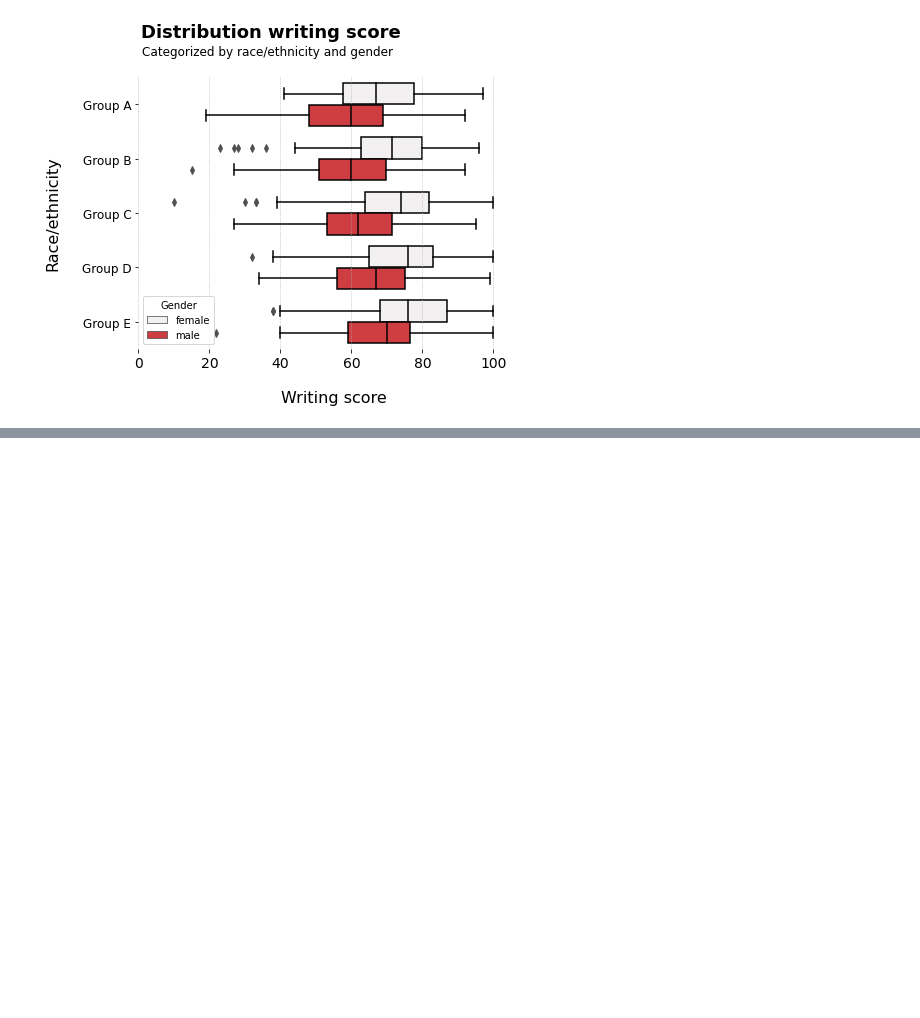
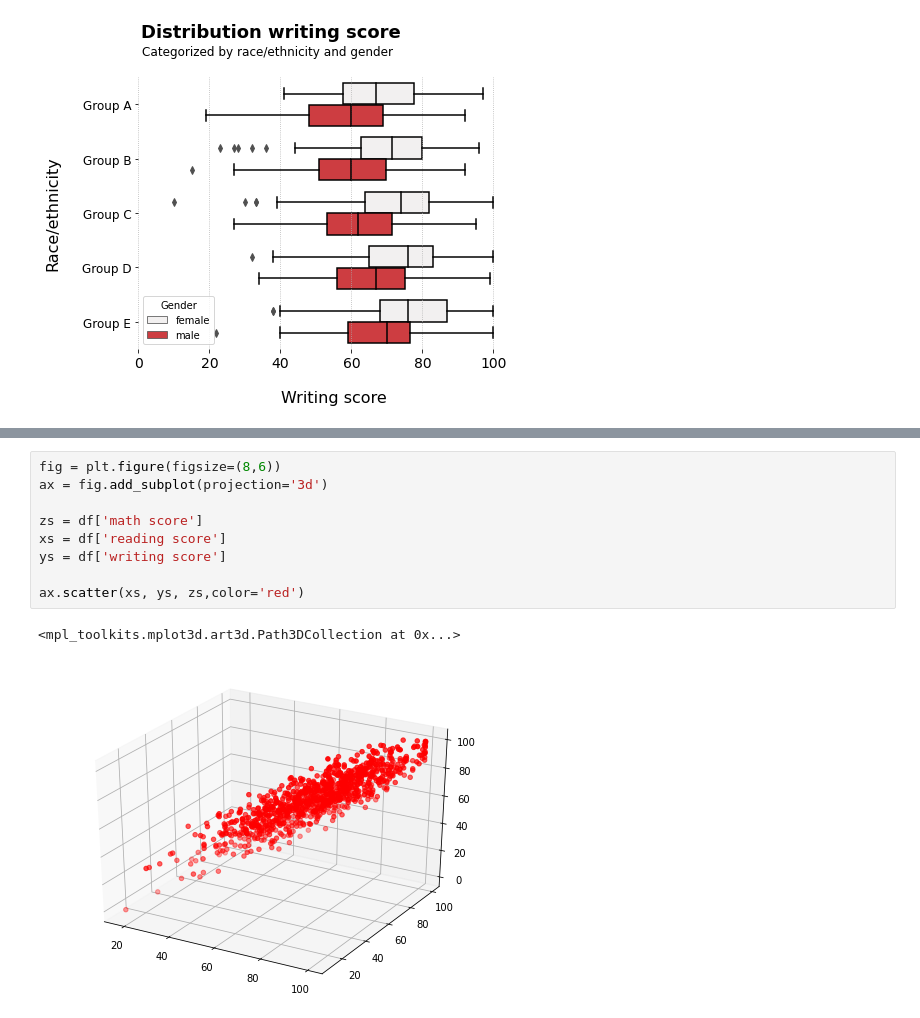
Before and after one commit to BautistaDavid/Datos_Prueba, a Jupyter notebook: prueba_corredores_davivienda.ipynb, the cells around one changed output, grey strips where cells are left out. Cells and saved outputs as stored; diff of their text form; blank space fills up the shorter version.

```diff
--- a/prueba_corredores_davivienda.ipynb
+++ b/prueba_corredores_davivienda.ipynb
@@ -244,0 +297,12 @@ funcion_x(5)
+# %%
+fig = plt.figure(figsize=(8,6))
+ax = fig.add_subplot(projection='3d')
+
+zs = df['math score']
+xs = df['reading score']
+ys = df['writing score']
+
+ax.scatter(xs, ys, zs,color='red')
+# %% [output]
+<mpl_toolkits.mplot3d.art3d.Path3DCollection at 0x...>
+[figure, added]
```
Also changed, not shown: parts of 12 cells of this notebook.
